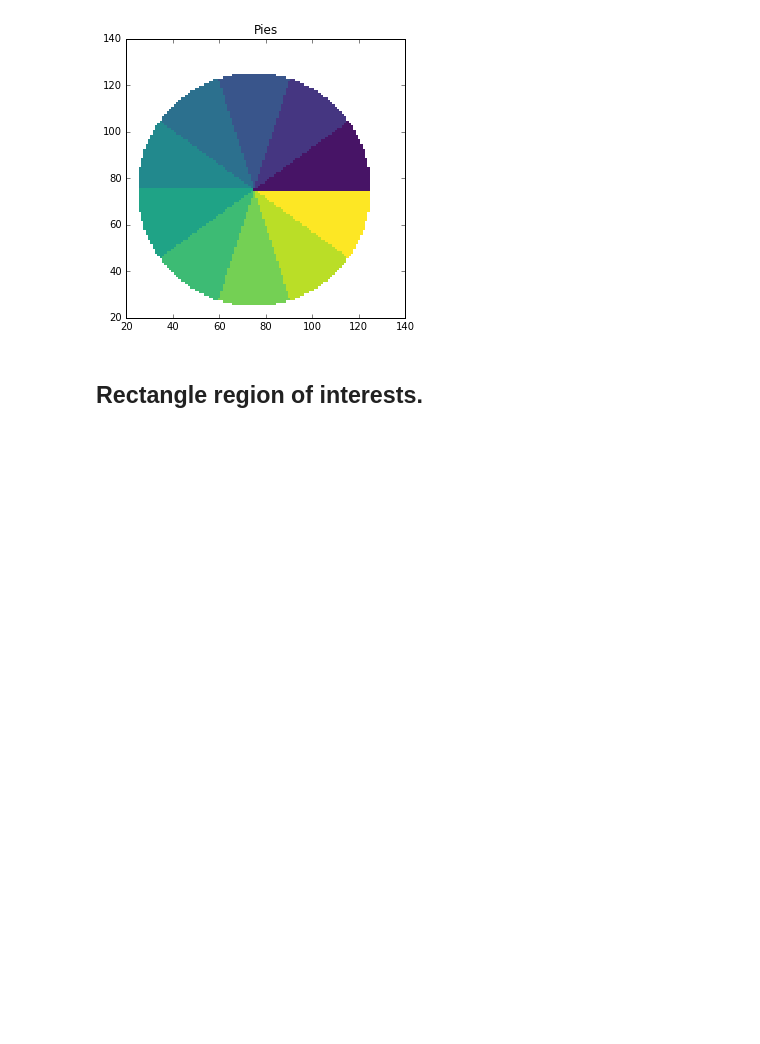
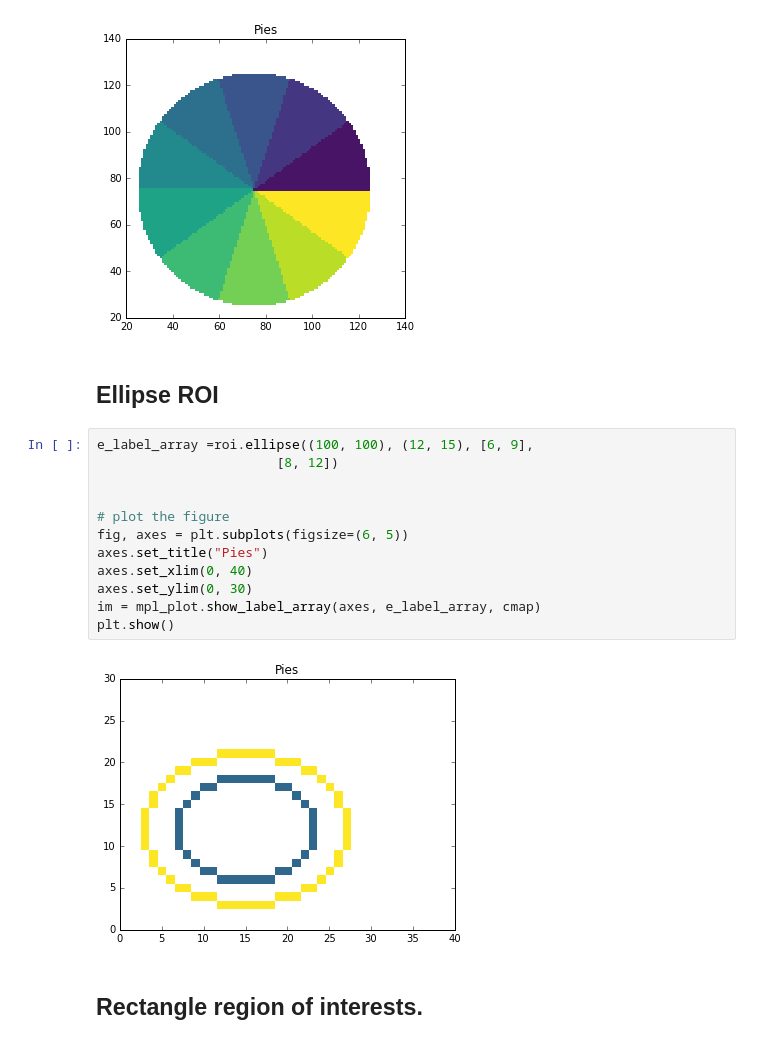
Before and after one commit to scikit-beam/scikit-beam-examples, a Jupyter notebook: demos/Generate_ROI_labeled_arrays.ipynb, the cells around one changed output. Drawn from its saved outputs; the diff is of its cells as text; blank space fills up the shorter version.

```diff
--- a/demos/Generate_ROI_labeled_arrays.ipynb
+++ b/demos/Generate_ROI_labeled_arrays.ipynb
@@ -195,6 +199,22 @@ im = mpl_plot.show_label_array(axes, label_array, cmap)
 plt.show()
 # %% [output]
 [figure]
+# %% [markdown]
+## Ellipse ROI
+# %%
+e_label_array =roi.ellipse((100, 100), (12, 15), [6, 9],
+                       [8, 12])
+
+
+# plot the figure
+fig, axes = plt.subplots(figsize=(6, 5))
+axes.set_title("Pies")
+axes.set_xlim(0, 40)
+axes.set_ylim(0, 30)
+im = mpl_plot.show_label_array(axes, e_label_array, cmap)
+plt.show()
+# %% [output]
+[figure, added]
 # %% [markdown]
 ## Rectangle region of interests.
 # %%
```
Also changed, not shown: parts of 6 cells of this notebook.
